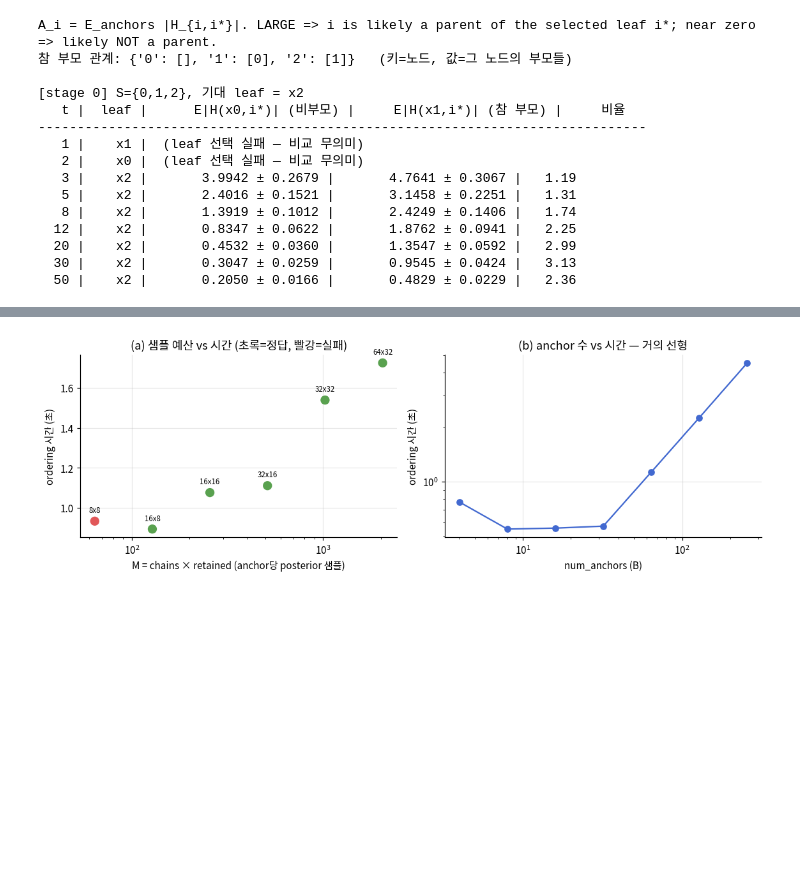
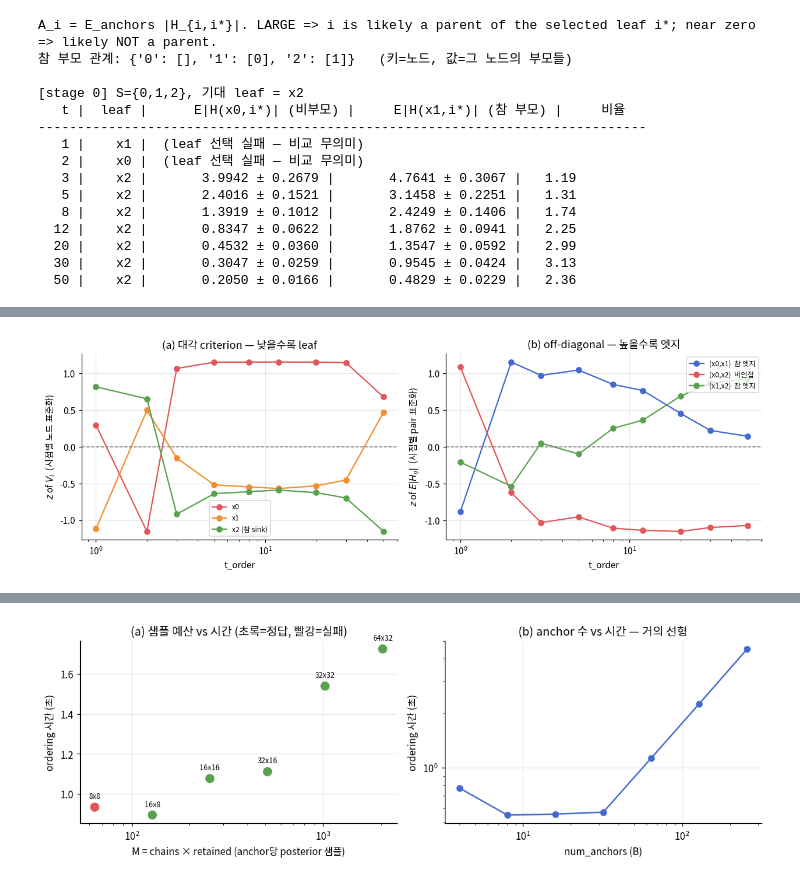
Before and after one commit to hkkwon0922/nonparametric_graphical_diffusion, a Jupyter notebook: main.ipynb, the cells around one changed output, grey strips where cells are left out. Drawn from its saved outputs; the diff is of its cells as text; code cells hidden in the pictures; blank space fills up the shorter version.

```diff
--- a/main.ipynb
+++ b/main.ipynb
@@ -549,0 +557,65 @@ stage 0: leaf가 올바로 x2로 뽑힌 7개 t 중 7개에서 참 부모 x1의 A
+# %%
+def zscore_rows(M):
+    # 각 행(=시점)마다 독립적으로 z-score. 분모가 0에 가까우면 0으로 둠.
+    M = np.asarray(M, dtype=float)
+    mu = M.mean(axis=1, keepdims=True)
+    sd = M.std(axis=1, ddof=1, keepdims=True)
+    sd = np.where(sd < 1e-12, np.nan, sd)
+    return (M - mu) / sd
+
+# --- (1) 대각 criterion V_i : 시점별로 3개 노드에 대해 표준화 ---
+crit_z = zscore_rows(crit)          # crit: (T, 3), 5절에서 정의됨
+
+# --- (2) off-diagonal E|H_ij| : 시점별로 node pair 3개에 대해 표준화 ---
+pairs = [(0, 1), (0, 2), (1, 2)]
+pair_abs = []
+for r in ts:                         # ts = R["t_sweep"] (5절)
+    tt = r["t_order"]
+    rec = next((x for x in od0 if x["t_order"] == tt), None)
+    am = np.array(rec["abs_mean"])
+    S = rec["S"]
+    pair_abs.append([am[S.index(i), S.index(j)] for i, j in pairs])
+pair_abs = np.array(pair_abs)        # (T, 3 pairs)
+pair_z = zscore_rows(pair_abs)
+
+fig, axes = plt.subplots(1, 2, figsize=(11.5, 3.9))
+
+ax = axes[0]
+for k, c in zip(range(3), ["#e15759", "#f28e2b", "#59a14f"]):
+    ax.plot(t_vals, crit_z[:, k], "o-", color=c,
+            label=f"x{k}" + (" (참 sink)" if k == 2 else ""))
+ax.axhline(0.0, color="gray", ls="--", lw=1)
+ax.set_xscale("log"); ax.set_xlabel("t_order")
+ax.set_ylabel(r"$z$ of $V_i$  (시점별 노드 표준화)")
+ax.set_title("(a) 대각 criterion — 낮을수록 leaf"); ax.legend(fontsize=8)
+
+ax = axes[1]
+colors = {"(0,1)": "#4269d0", "(0,2)": "#e15759", "(1,2)": "#59a14f"}
+labels = {"(0,1)": "(x0,x1)  참 엣지", "(0,2)": "(x0,x2)  비인접",
+          "(1,2)": "(x1,x2)  참 엣지"}
+for k, (i, j) in enumerate(pairs):
+    key = f"({i},{j})"
+    ax.plot(t_vals, pair_z[:, k], "o-", color=colors[key], label=labels[key])
+ax.axhline(0.0, color="gray", ls="--", lw=1)
+ax.set_xscale("log"); ax.set_xlabel("t_order")
+ax.set_ylabel(r"$z$ of $E|H_{ij}|$  (시점별 pair 표준화)")
+ax.set_title("(b) off-diagonal — 높을수록 엣지"); ax.legend(fontsize=8)
+
+fig.tight_layout(); plt.show()
+
+print("[대각 criterion z] (행=t, 열=x0,x1,x2)  — 가장 낮은 값이 leaf")
+print(f"{'t':>4} " + " ".join(f"{'x%d' % k:>8}" for k in range(3)) + "   선택")
+for i, tt in enumerate(t_vals):
+    sel = int(np.argmin(crit_z[i]))
+    print(f"{tt:>4} " + " ".join(f"{crit_z[i, k]:8.3f}" for k in range(3))
+          + f"   x{sel}" + ("" if sel == 2 else "  (참 sink 아님)"))
+
+print("\n[off-diagonal z] (행=t, 열=pair)  — 참 엣지=(x0,x1),(x1,x2) / 비인접=(x0,x2)")
+print(f"{'t':>4} " + " ".join(f"{f'(x{i},x{j})':>10}" for i, j in pairs) + "   최대")
+for i, tt in enumerate(t_vals):
+    top = pairs[int(np.argmax(pair_z[i]))]
+    print(f"{tt:>4} " + " ".join(f"{pair_z[i, k]:10.3f}" for k in range(3))
+          + f"   (x{top[0]},x{top[1]})"
+          + ("  <- 참 엣지" if top in [(0, 1), (1, 2)] else "  <- 비인접(오답)"))
+# %% [output]
+[figure, added]
```
Also changed, not shown: parts of 16 cells of this notebook, 4 other files.
